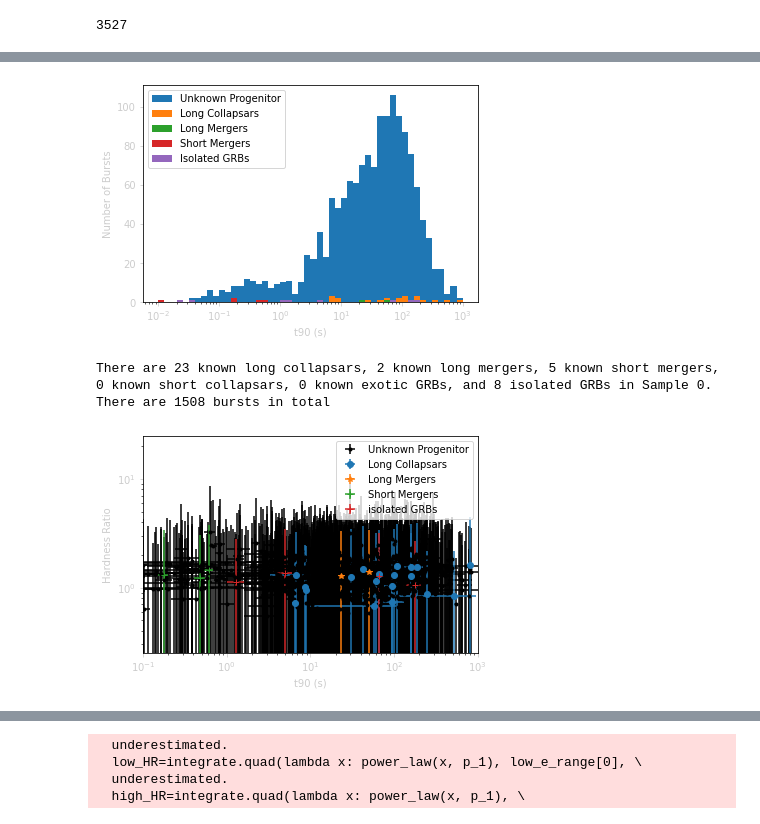
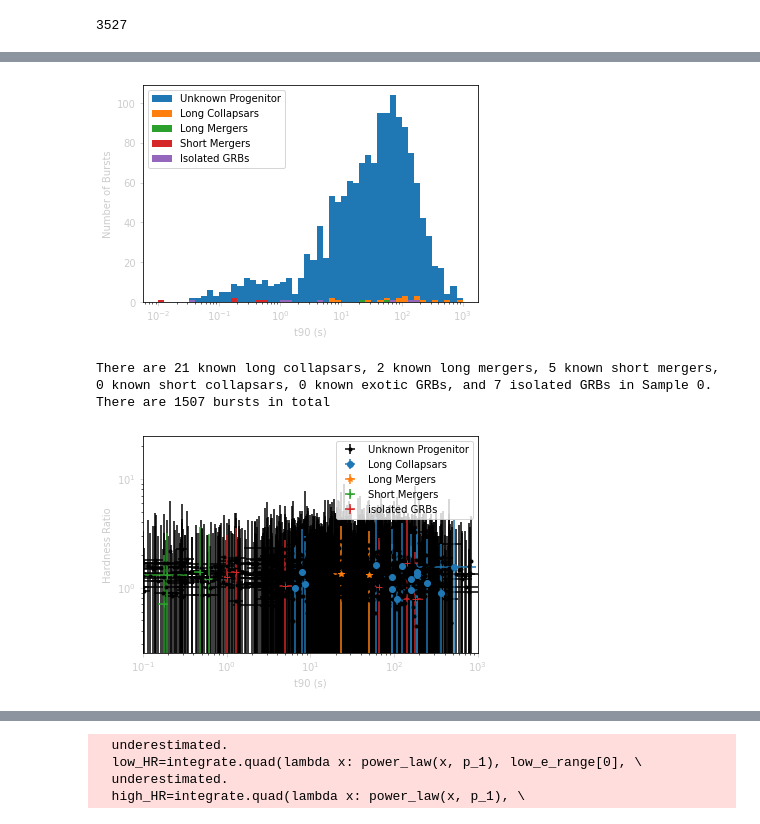
Before and after one commit to nuessle167/mirrored_prediction_paper, a Jupyter notebook: Cursed_code.ipynb, the cells around one changed output, grey strips where cells are left out. Drawn from its saved outputs; the diff is of its cells as text; code cells hidden in the pictures.

```diff
--- a/Cursed_code.ipynb
+++ b/Cursed_code.ipynb
@@ -1447,7 +1448,7 @@ nbins=51
 #
 #time to kneecap the data
 #sample_0_data_b=sample_0_data[:-2]
-valid_fluences=swift_fluences.drop(index=tiny_removals[:-2])
+valid_fluences=swift_fluences.drop(index=tiny_removals[:-39])
 actually_valid_mask=np.isin(valid_fluences.index, (sample_0_data.index))
 actually_valid_fluences=valid_fluences[actually_valid_mask]
 fluence_mask=np.isin(actually_valid_fluences[' 25_50kev '], (" N/A", " N/A ", 0), \
@@ -1724,37 +1725,37 @@ plt.errorbar(x=isolated_t90, y=isolated_HR, \
              xerr=isolated_t90_err, marker="+", ls='none')
 plt.axis([0.1, 1000, 0.25, 25])
 plt.xscale('log')
 plt.yscale('log')
 plt.tick_params(axis='x', colors='0.8')
 plt.tick_params(axis='y', colors='0.8')
 plt.legend(['Unknown Progenitor', 'Long Collapsars', 'Long Mergers', \
             'Short Mergers', "isolated GRBs"])
 plt.xlabel("t90 (s)", color="0.8")
 plt.ylabel("Hardness Ratio", color="0.8")
 plt.show()
 
 # new_bins=np.logspace(5,13, 81)
 # plt.hist(unknown_progenitor_Epeak_over_s, bins=new_bins)
 # plt.hist(long_collapsar_Epeak_over_s, bins=new_bins)
 # plt.hist(long_merger_Epeak_over_s, bins=new_bins)
 # # plt.hist(short_collapsar_Epeak_over_s, bins=new_bins)
 # plt.hist(short_merger_Epeak_over_s, bins=new_bins)
 # # plt.hist(exotic_Epeak_over_s, bins=new_bins)
 # plt.xscale('log')
 # plt.tick_params(axis='x', colors='0.8')
 # plt.tick_params(axis='y', colors='0.8')
 # plt.legend(['Unknown Progenitor', 'Long Collapsars', 'Long Mergers', \
 #             'Short Mergers'])
 # plt.xlabel(r"$E_{peak}$/$Fluence_{10-1000keV}$ cm^2", color="0.8")
 # plt.ylabel("Number of Bursts", color="0.8")
 # plt.show()
 # print(np.log10(np.nanmin(unknown_progenitor_Epeak_over_s)))
 # print(np.log10(np.nanmax(unknown_progenitor_Epeak_over_s)))
 # %% [output]
-[figure, old version]
+[figure, new version]
-There are 23 known long collapsars, 2 known long mergers, 5 known short mergers, 0 known short collapsars, 0 known exotic GRBs, and 8 isolated GRBs in Sample 0.
-There are 1508 bursts in total
+There are 21 known long collapsars, 2 known long mergers, 5 known short mergers, 0 known short collapsars, 0 known exotic GRBs, and 7 isolated GRBs in Sample 0.
+There are 1507 bursts in total
-[figure, old version]
+[figure, new version]
 # %%
 ##Sample 1 Diagnositics##
 unknown_progenitor_HR=[]
```
Also changed, not shown: parts of 9 cells of this notebook, 1 other file.
